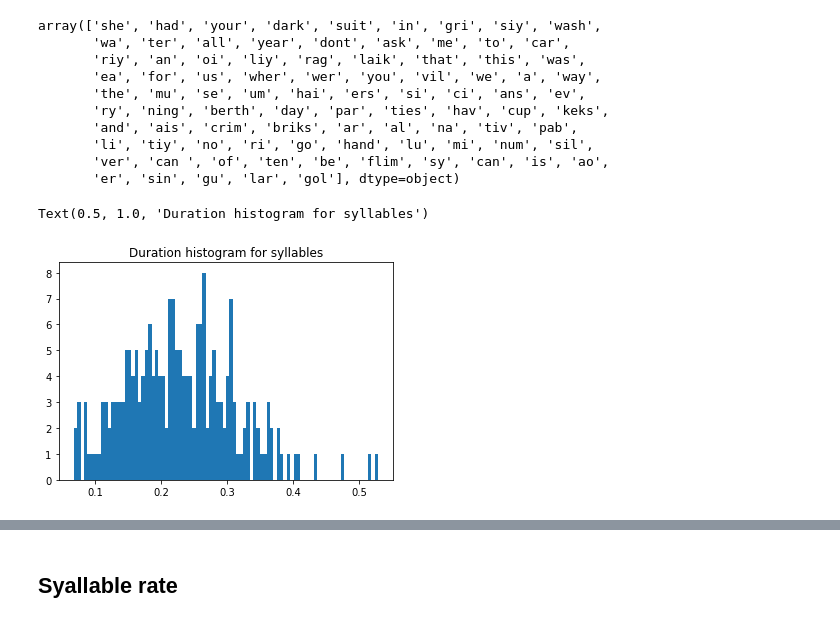
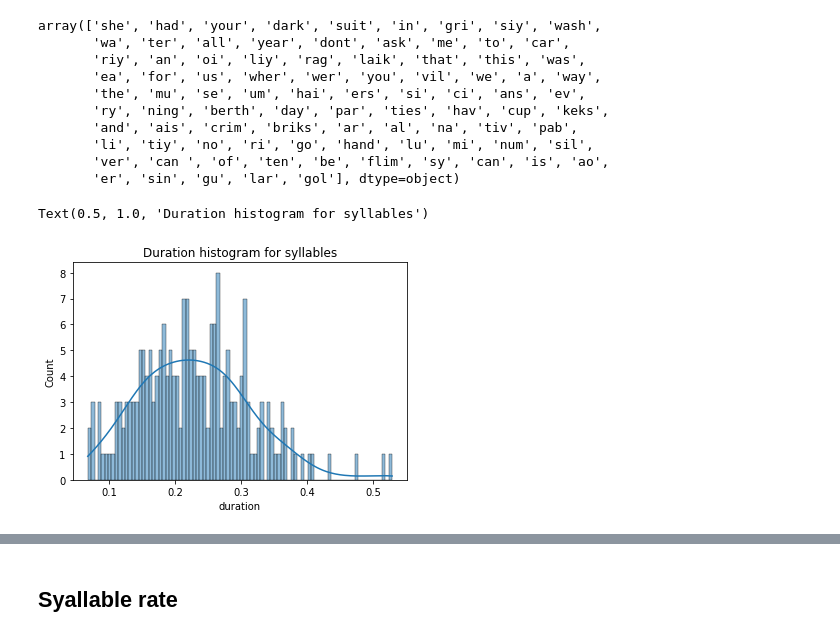
Before and after one commit to Curioussoul119/EDA, a Jupyter notebook: John_Assignment_cs6300.ipynb, the cells around one changed output, grey strips where cells are left out. Cells and saved outputs as stored; diff of their text form; code cells hidden in the pictures.

```diff
--- a/John_Assignment_cs6300.ipynb
+++ b/John_Assignment_cs6300.ipynb
@@ -287,8 +321,8 @@ array(['she', 'had', 'your', 'dark', 'suit', 'in', 'gri', 'siy', 'wash',
        'ver', 'can ', 'of', 'ten', 'be', 'flim', 'sy', 'can', 'is', 'ao',
        'er', 'sin', 'gu', 'lar', 'gol'], dtype=object)
 # %%
-plt.hist(syllable_df['duration'], bins=90)
-plt.title('Duration histogram for syllables')
+import seaborn as sns
+sns.histplot(syllable_df['duration'], bins= 90, kde=True).set_title("Duration histogram for syllables")
 # %% [output]
 Text(0.5, 1.0, 'Duration histogram for syllables')
-[figure, old version]
+[figure, new version]
```
Also changed, not shown: parts of 41 cells of this notebook.
